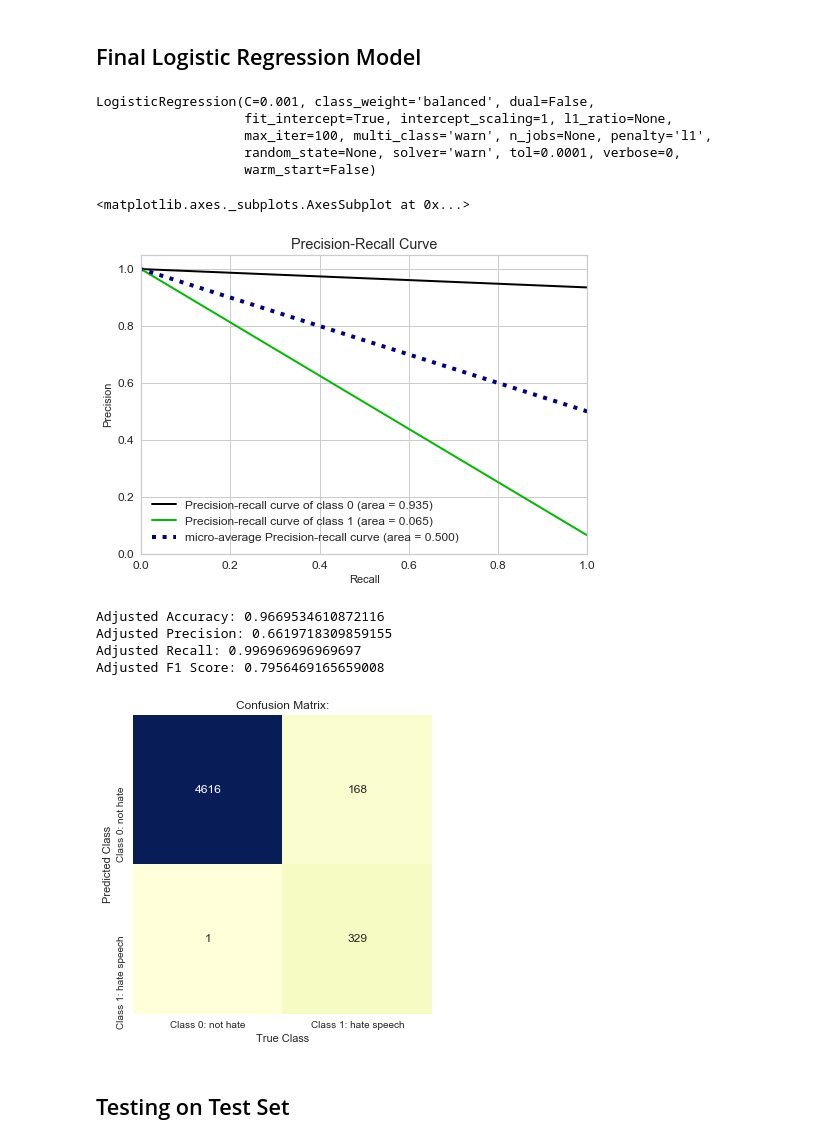
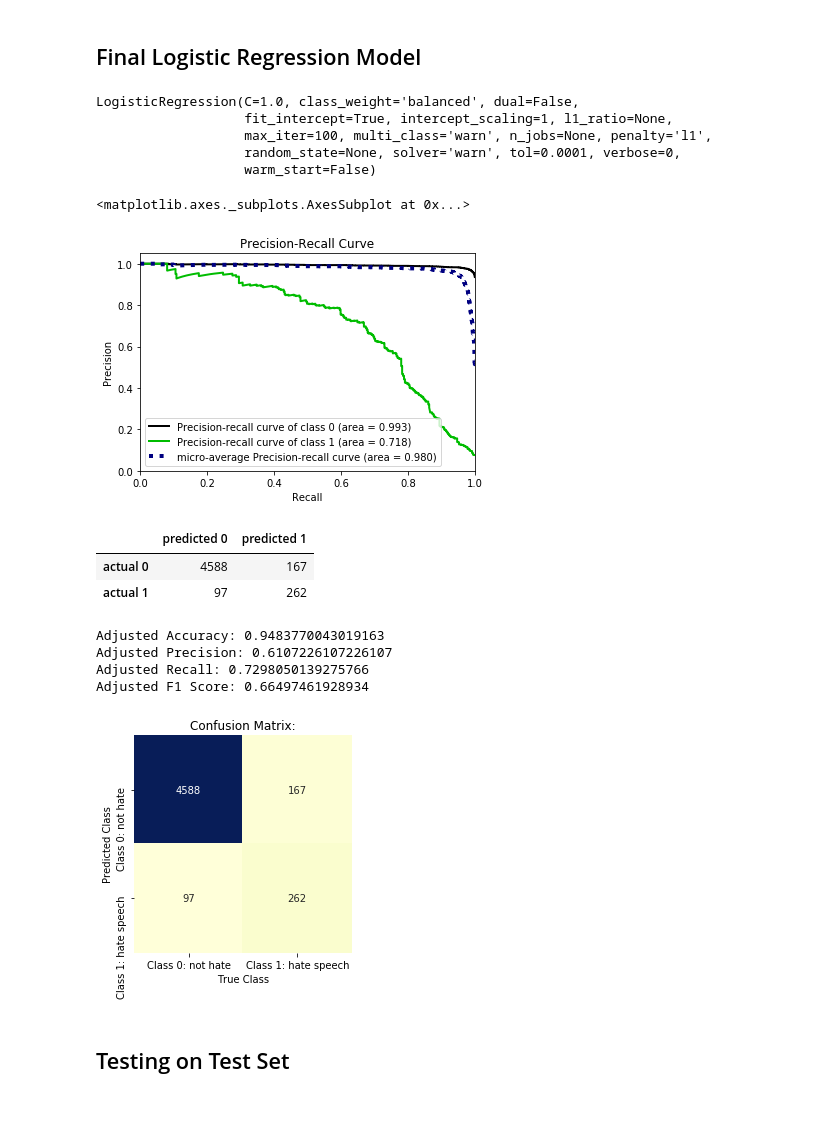
Before and after one commit to mguptaphd/Twitter-Hate-Classification-Project, a Jupyter notebook: Twitter_Classification_Notebook_Test.ipynb, the cells around one changed output. Cells and saved outputs as stored; diff of their text form; code cells hidden in the pictures; blank space fills up the shorter version.

```diff
--- a/Twitter_Classification_Notebook_Test.ipynb
+++ b/Twitter_Classification_Notebook_Test.ipynb
@@ -101,3 +88,6 @@ Name: label, dtype: float64
+# %%
+#splitting "model" into train and validation sets
+X_train, X_val, y_train, y_val = train_test_split(X_model, y_model, stratify = y_model, test_size=0.20, random_state=123)
 # %% [markdown]
 ## Comparing Vectorization and Method Performance
 # %%
@@ -251,9 +269,13 @@ pd.DataFrame(lr_final)
+# %%
+X_train_countvect =  count_vect.fit_transform(X_train.lem_tweet)
+X_val_countvect =  count_vect.transform(X_val.lem_tweet)
+# X_test_countvect = count_vect.transform(X_test.lem_tweet)
 # %%
-log = LogisticRegression(class_weight='balanced', penalty = 'l1', C = .001)
+log = LogisticRegression(class_weight='balanced', penalty = 'l1')
 # %%
-log.fit(X_val_countvect,y_val)
+log.fit(X_train_countvect, y_train)
 # %% [output]
-LogisticRegression(C=0.001, class_weight='balanced', dual=False,
+LogisticRegression(C=1.0, class_weight='balanced', dual=False,
                    fit_intercept=True, intercept_scaling=1, l1_ratio=None,
                    max_iter=100, multi_class='warn', n_jobs=None, penalty='l1',
                    random_state=None, solver='warn', tol=0.0001, verbose=0,
@@ -264,4 +288,4 @@ y_pred_val_lr = log.predict_proba(X_val_countvect)
 skplt.metrics.plot_precision_recall_curve(y_val, y_pred_val_lr)
 # %% [output]
 <matplotlib.axes._subplots.AxesSubplot at 0x...>
-[figure, old version]
+[figure, new version]
@@ -274,0 +292,6 @@ skplt.metrics.plot_precision_recall_curve(y_val, y_pred_val_lr)
+# %%
+print_confusion_matrix(y_val, y_pred_val_lr1)
+# %% [output]
+|  | predicted 0 | predicted 1 |
+| actual 0 | 4588 | 167 |
+| actual 1 | 97 | 262 |
@@ -275,11 +300,11 @@ skplt.metrics.plot_precision_recall_curve(y_val, y_pred_val_lr)
 # %%
-adjust_threshold_and_score(y_val, y_pred_val_lr, .9)
+adjust_threshold_and_score(y_val, y_pred_val_lr, .5)
 # %% [output]
-Adjusted Accuracy: 0.9669534610872116
-Adjusted Precision: 0.6619718309859155
-Adjusted Recall: 0.996969696969697
-Adjusted F1 Score: 0.7956469165659008
+Adjusted Accuracy: 0.9483770043019163
+Adjusted Precision: 0.6107226107226107
+Adjusted Recall: 0.7298050139275766
+Adjusted F1 Score: 0.66497461928934
-[figure, old version]
+[figure, new version]
 # %%
 pred_df[pred_df['actual_class'] != pred_df['predicted_class']]
 pred_df.head()
```
Also changed, not shown: parts of 58 cells of this notebook, 7 other files.
